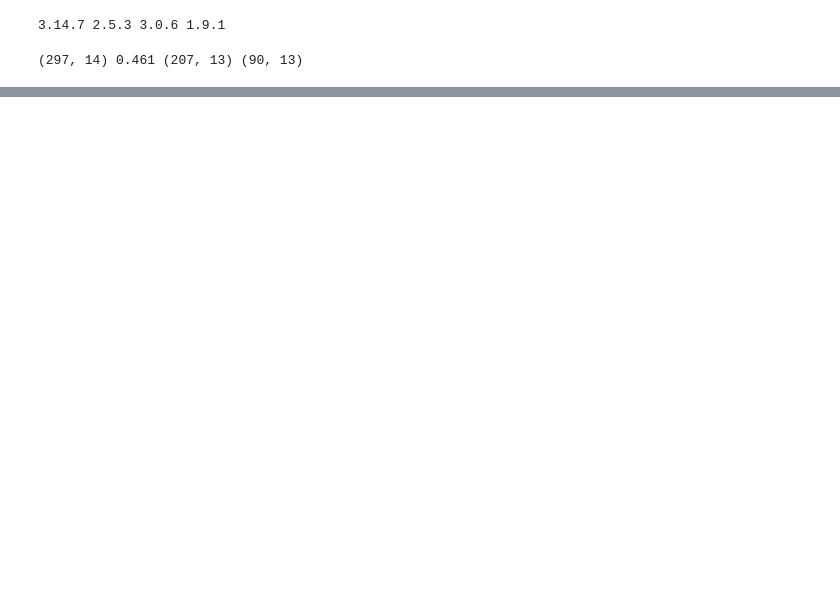
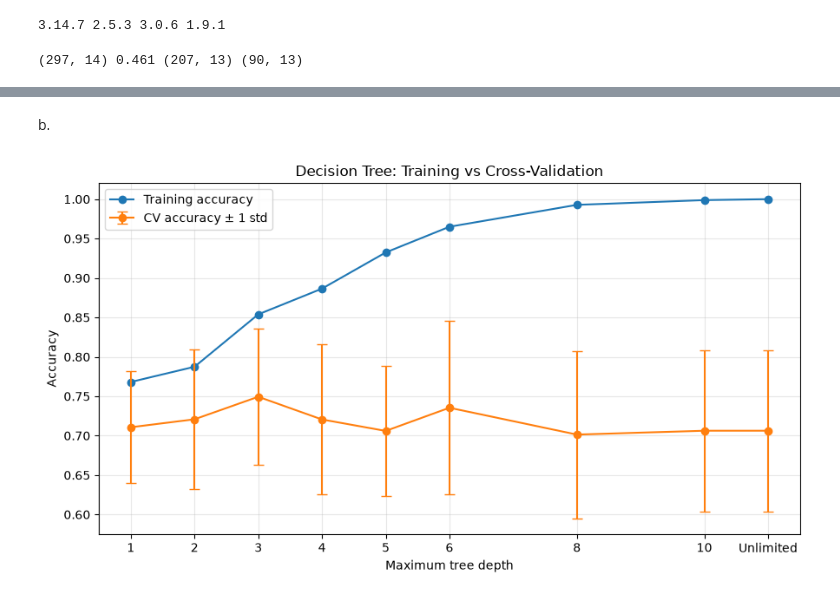
Before and after one commit to MrBiscit/lab2_ml, a Jupyter notebook: ml2.ipynb, the cells around one changed output, grey strips where cells are left out. Saved outputs shown, nothing was run; the diff lists cells and outputs as text; code cells hidden in the pictures; blank space fills up the shorter version.

```diff
--- a/ml2.ipynb
+++ b/ml2.ipynb
@@ -58,0 +238,8 @@ def predict_tree(tree, X):
+# %%
+from sklearn.model_selection import StratifiedKFold, cross_validate
+from sklearn.tree import DecisionTreeClassifier
+
+cv = StratifiedKFold(n_splits=5, shuffle=True, random_state=SEED)
+model = DecisionTreeClassifier(criterion="entropy", max_depth=3, random_state=SEED)
+scores = cross_validate(model, X_train, y_train, cv=cv, scoring="accuracy", return_train_score=True)
+print(scores["train_score"].mean(), scores["test_score"].mean(), scores["test_score"].std())
@@ -58,0 +291,35 @@ def predict_tree(tree, X):
+# %% [markdown]
+b.
+# %%
+import matplotlib.pyplot as plt
+
+plot_df = depth_df.copy()
+plot_df["depth_num"] = [
+    11 if d == "None" else int(d)
+    for d in plot_df["max_depth"]
+]
+plot_df = plot_df.sort_values("depth_num")
+
+plt.figure(figsize=(9, 5))
+plt.plot(
+    plot_df["depth_num"], plot_df["train_accuracy"],
+    marker="o", label="Training accuracy"
+)
+plt.errorbar(
+    plot_df["depth_num"], plot_df["cv_accuracy"],
+    yerr=plot_df["cv_std"],
+    marker="o", capsize=4, label="CV accuracy ± 1 std"
+)
+plt.xticks(
+    plot_df["depth_num"],
+    ["1", "2", "3", "4", "5", "6", "8", "10", "Unlimited"]
+)
+plt.xlabel("Maximum tree depth")
+plt.ylabel("Accuracy")
+plt.title("Decision Tree: Training vs Cross-Validation")
+plt.legend()
+plt.grid(alpha=0.3)
+plt.tight_layout()
+plt.show()
+# %% [output]
+[figure, added]
```
Also changed, not shown: parts of 49 cells of this notebook.
